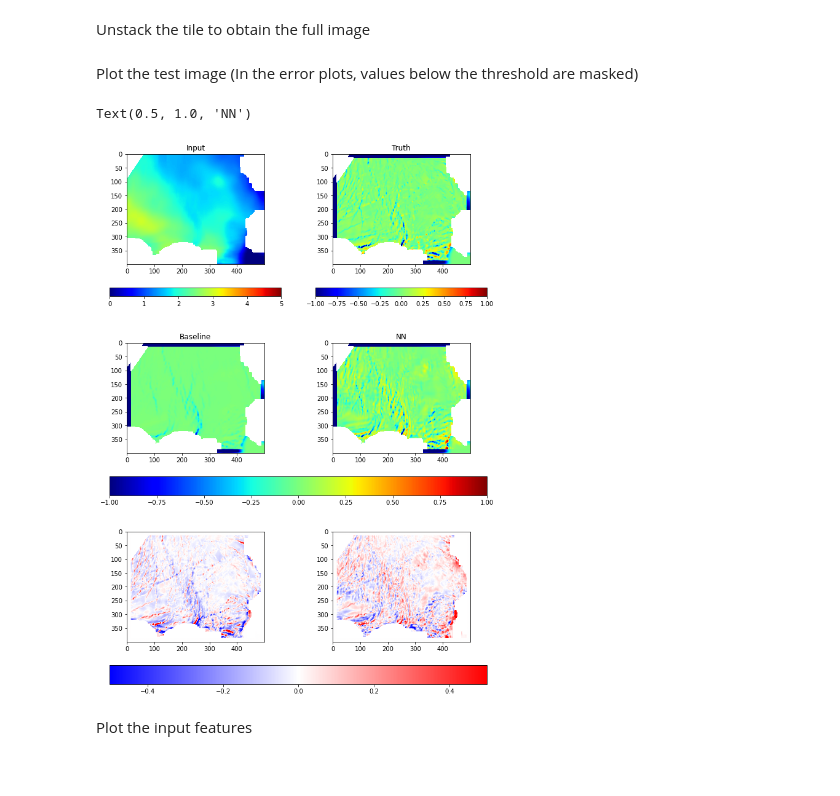
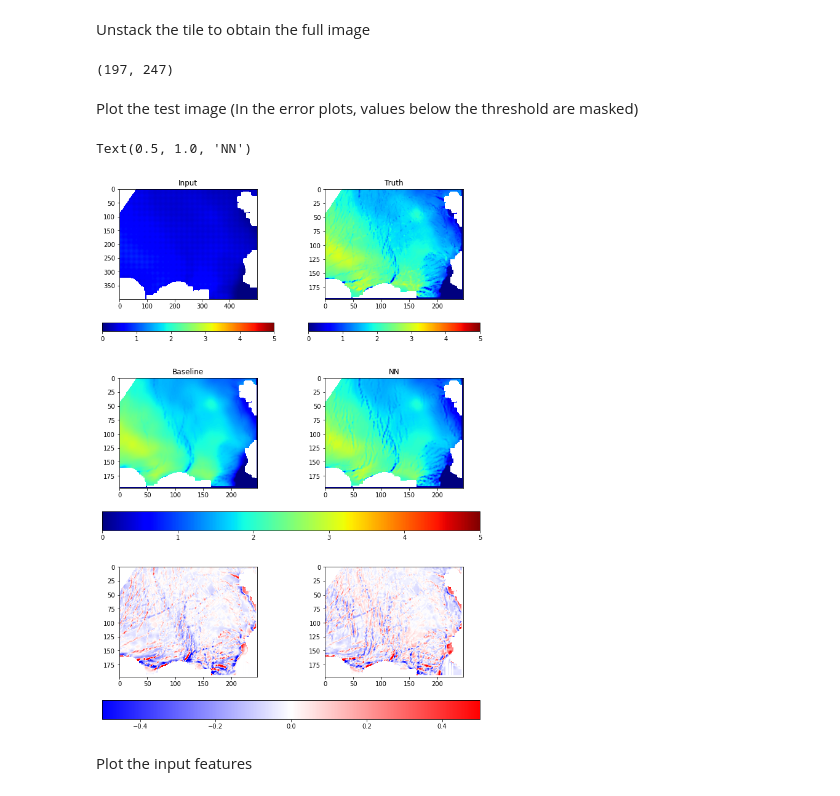
Before and after one commit to nansencenter/SID-NN, a Jupyter notebook: training-sr.ipynb, the cells around one changed output. Drawn from its saved outputs; the diff is of its cells as text; code cells hidden in the pictures.

Commit message:
training small patches

```diff
--- a/training-sr.ipynb
+++ b/training-sr.ipynb
@@ -34,6 +34,6 @@ figdir = 'figs/talk2/figs'
 # %%
 # Name of the experiment
-name = 'exp-sr-sat-hr'
+name = 'exp-sr-sat-hr-smallpatch'
 
 # Root of all directories used
 rootdir = '/mnt/sfe-ns9602k/Julien/data'
@@ -89,7 +89,7 @@ model_name = "long"
 #model_name = "demo"
 
 # Read model setting parameter from file
-from_file = True
+from_file = False
 
 # pretrained model ( if False, launch a new training)
 pretrained = True
@@ -516,46 +512,50 @@ y_bl_test = reg_bl(Xtest)
 # %% [markdown]
 Unstack the tile to obtain the full image
 # %%
-X2, y2_test = unstack_training(Xtest, ytest, mask_test, ny=ny, nx=nx, strides=1, subd=subd)
-X2, y2_pred = unstack_training(Xtest, ypred_test, mask_test, ny=ny, nx=nx, strides=1, subd=subd)
-X2, y2_bl = unstack_training(Xtest, y_bl_test, mask_test, ny=ny, nx=nx, strides=1, subd=subd)
+X2, y2_test = unstack_training(Xtest, ytest, mask_test, ny=ny, nx=nx, strides=2, subd=subd, squeezey=True)
+X2, y2_pred = unstack_training(Xtest, ypred_test, mask_test, ny=ny, nx=nx, strides=2, subd=subd, squeezey=True)
+X2, y2_bl = unstack_training(Xtest, y_bl_test, mask_test, ny=ny, nx=nx, strides=2, subd=subd, squeezey=True)
 
 y2_test = y2_test.squeeze()
 y2_pred = y2_pred.squeeze()
 y2_bl = y2_bl.squeeze()
+# %%
+y2_test.shape
+# %% [output]
+(197, 247)
 # %% [markdown]
 Plot the test image (In the error plots, values below the threshold are masked)
 # %%
 fig, ax = plt.subplots(ncols=2,nrows=3,figsize=(11,16))
 delta_bl = y2_bl-y2_test
 delta_pred = y2_pred-y2_test
 ic = colnames.index('h')
 
 #Mask values below the threshold
 delta_bl[y2_test<th_dam] = np.nan
 delta_pred[y2_test<th_dam] = np.nan
 vmin,vmax = lims['h']
 defor = ax[0,0].imshow(X2[0,...,ic],vmin=vmin,vmax=vmax, cmap='jet')
-vmin,vmax = -1,1
+#vmin,vmax = -1,1
 
-dam = ax[0,1].imshow(y2_test-X2[0,...,ic],vmin=vmin, vmax = vmax,cmap='jet')
-ax[1,0].imshow(y2_bl-X2[0,...,ic],vmin=vmin, vmax=vmax,cmap='jet')
-ax[1,1].imshow(y2_pred-X2[0,...,ic],vmin=vmin, vmax=vmax,cmap='jet')
+dam = ax[0,1].imshow(y2_test,vmin=vmin, vmax = vmax,cmap='jet')
+ax[1,0].imshow(y2_bl,vmin=vmin, vmax=vmax,cmap='jet')
+ax[1,1].imshow(y2_pred,vmin=vmin, vmax=vmax,cmap='jet')
 err = ax[2,0].imshow(delta_bl,vmin=-0.5,vmax=0.5,cmap=plt.get_cmap('bwr'))
 ax[2,1].imshow(delta_pred,vmin=-0.5,vmax=0.5,cmap=plt.get_cmap('bwr'))
 
 fig.colorbar(err, ax=ax[2,:].ravel().tolist(),orientation='horizontal');
 fig.colorbar(dam, ax=ax[1,:].ravel().tolist(),orientation='horizontal');
 fig.colorbar(defor, ax=ax[0,0],orientation='horizontal');
 fig.colorbar(dam, ax=ax[0,1],orientation='horizontal');
 
 ax[0,0].set_title('Input')
 ax[0,1].set_title('Truth')
 ax[1,0].set_title('Baseline')
 ax[1,1].set_title('NN')
 # %% [output]
 Text(0.5, 1.0, 'NN')
-[figure, old version]
+[figure, new version]
 # %% [markdown]
 Plot the input features
 # %%
```
Also changed, not shown: parts of 26 cells of this notebook, 6 other files.
